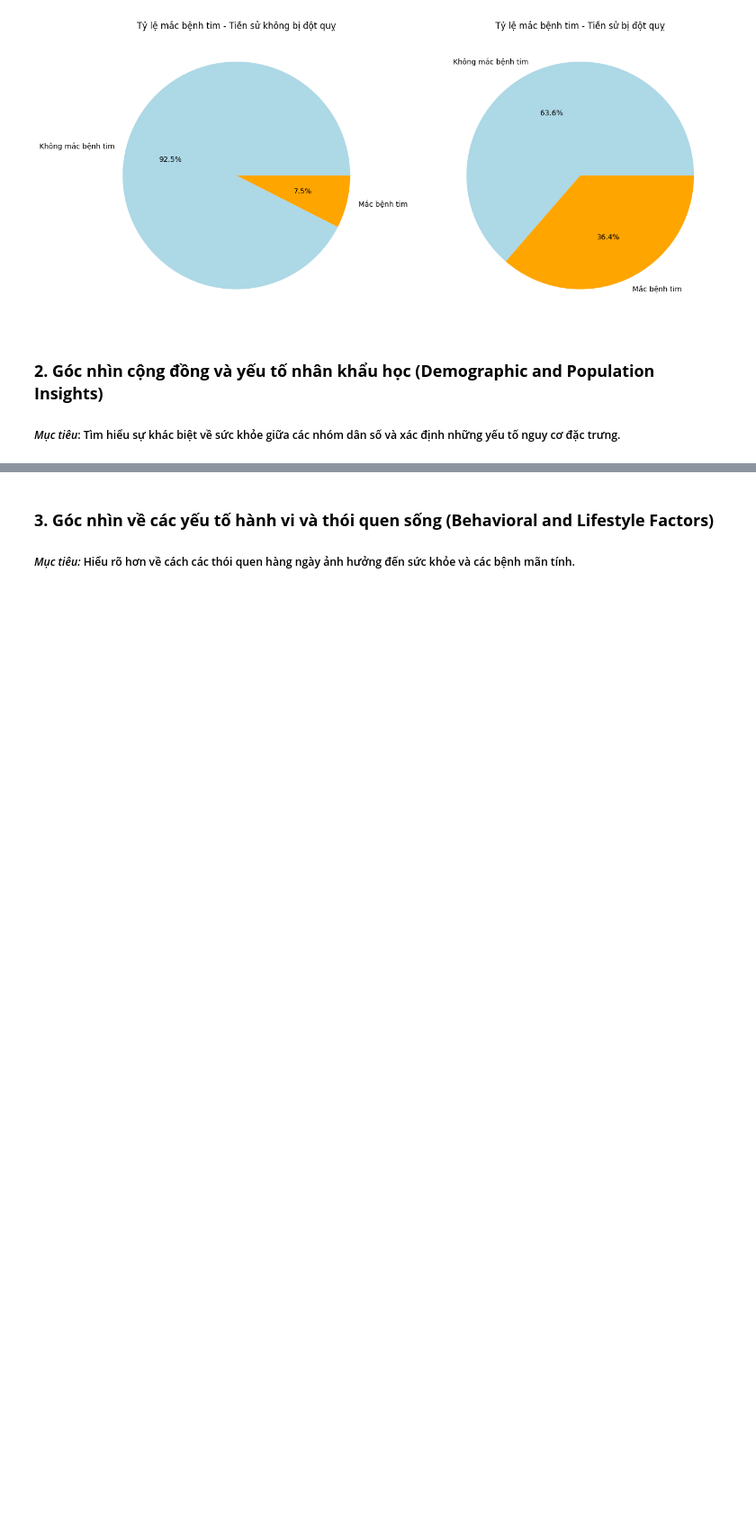
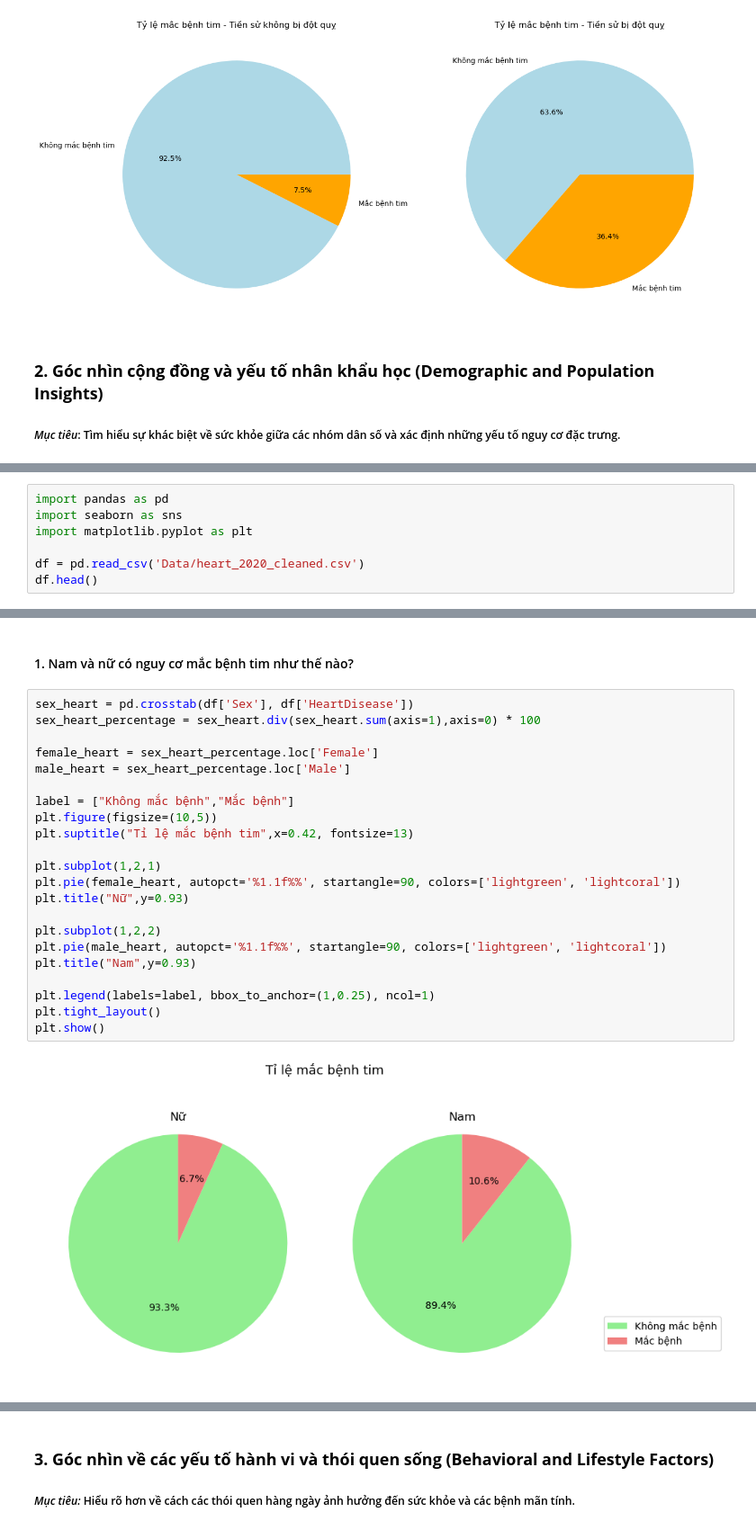
Before and after one commit to richardnguyen0715/Pro4DS-FinalProject-HandleKaggleDatasetProblems, a Jupyter notebook: Source/DataExploration.ipynb, the cells around one changed output, grey strips where cells are left out. Shown at 90% size. Cells and saved outputs as stored; diff of their text form; blank space fills up the shorter version.

```diff
--- a/Source/DataExploration.ipynb
+++ b/Source/DataExploration.ipynb
@@ -298,0 +279,7 @@ plt.show()
+# %%
+import pandas as pd
+import seaborn as sns
+import matplotlib.pyplot as plt
+
+df = pd.read_csv('Data/heart_2020_cleaned.csv')
+df.head()
@@ -298,0 +293,26 @@ plt.show()
+# %% [markdown]
+#### 1. Nam và nữ có nguy cơ mắc bệnh tim như thế nào?
+# %%
+sex_heart = pd.crosstab(df['Sex'], df['HeartDisease'])
+sex_heart_percentage = sex_heart.div(sex_heart.sum(axis=1),axis=0) * 100
+
+female_heart = sex_heart_percentage.loc['Female']
+male_heart = sex_heart_percentage.loc['Male']
+
+label = ["Không mắc bệnh","Mắc bệnh"]
+plt.figure(figsize=(10,5))
+plt.suptitle("Tỉ lệ mắc bệnh tim",x=0.42, fontsize=13)
+
+plt.subplot(1,2,1)
+plt.pie(female_heart, autopct='%1.1f%%', startangle=90, colors=['lightgreen', 'lightcoral'])
+plt.title("Nữ",y=0.93)
+
+plt.subplot(1,2,2)
+plt.pie(male_heart, autopct='%1.1f%%', startangle=90, colors=['lightgreen', 'lightcoral'])
+plt.title("Nam",y=0.93)
+
+plt.legend(labels=label, bbox_to_anchor=(1,0.25), ncol=1)
+plt.tight_layout()
+plt.show()
+# %% [output]
+[figure, added]
```
Also changed, not shown: parts of 29 cells of this notebook.
